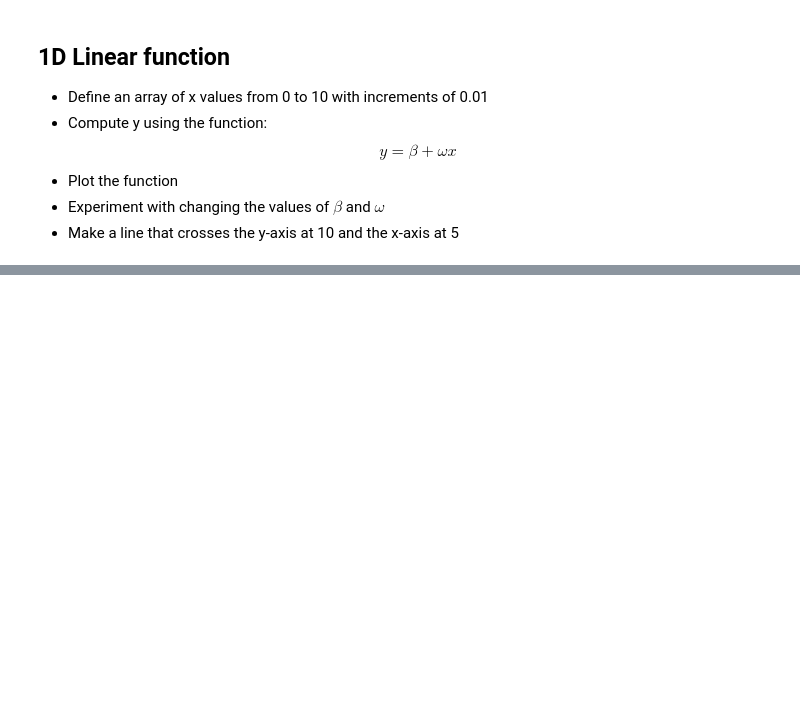
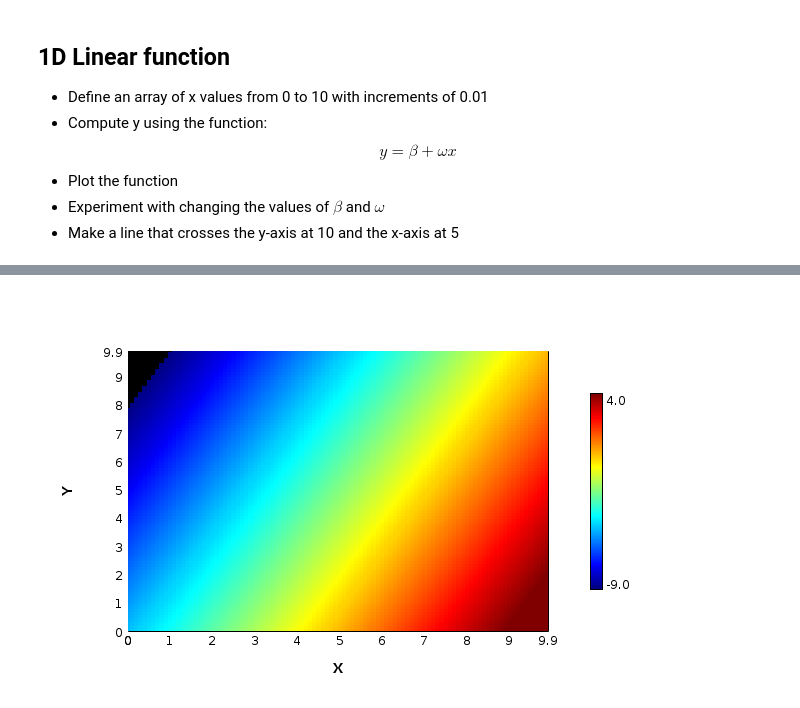
Before and after one commit to jamalromero/colab, a Jupyter notebook: udl_ch1.ipynb, the cells around one changed output, grey strips where cells are left out. Saved outputs shown, nothing was run; the diff lists cells and outputs as text; code cells hidden in the pictures; blank space fills up the shorter version.

```diff
--- a/udl_ch1.ipynb
+++ b/udl_ch1.ipynb
@@ -57,0 +80,14 @@ Any other functions are by definition **non-linear**.
+# %%
+var beta = -5f;
+var omega1 = 1f;
+var omega2 = -0.5f;
+var x1 = manager.arange(0f, 10f, 0.1f, DataType.FLOAT64);
+var x2 = manager.arange(0f, 10f, 0.1f, DataType.FLOAT64);
+var gridMap = meshgrid(x1, x2);
+x1_mesh = gridMap.get("x1");
+x2_mesh = gridMap.get("x2");
+var z = x1_mesh.mul(omega1).add(x2_mesh.mul(omega2)).add(beta);
+var canvas = Heatmap.of(x1.toDoubleArray(), x2.toDoubleArray(), toDoubleArray(z), 256).canvas();
+canvas.toBufferedImage(600, 400);
+# %% [output]
+[figure, added]
```
Also changed, not shown: parts of 19 cells of this notebook.
